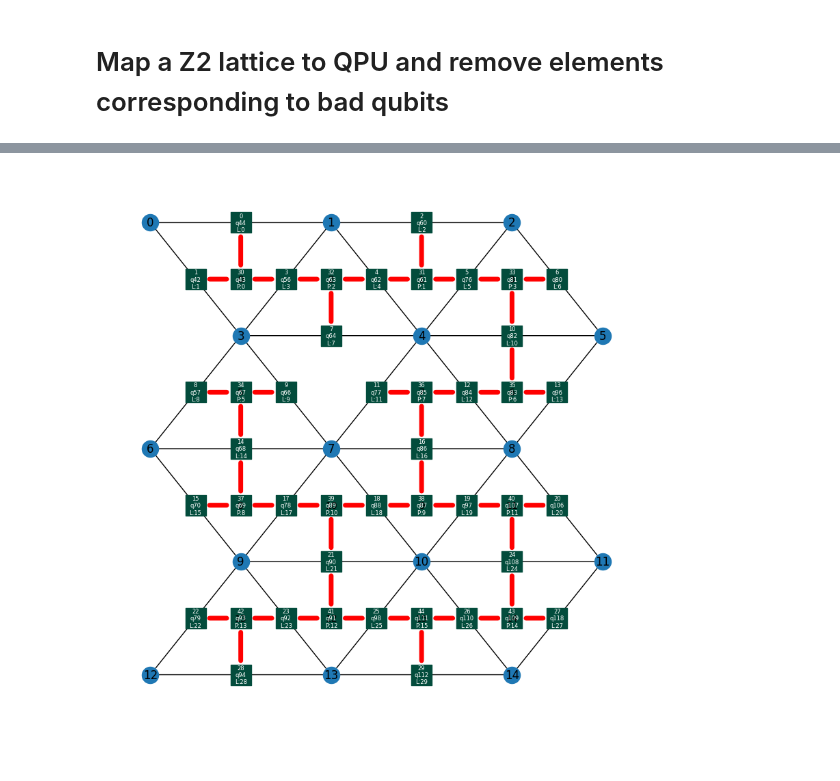
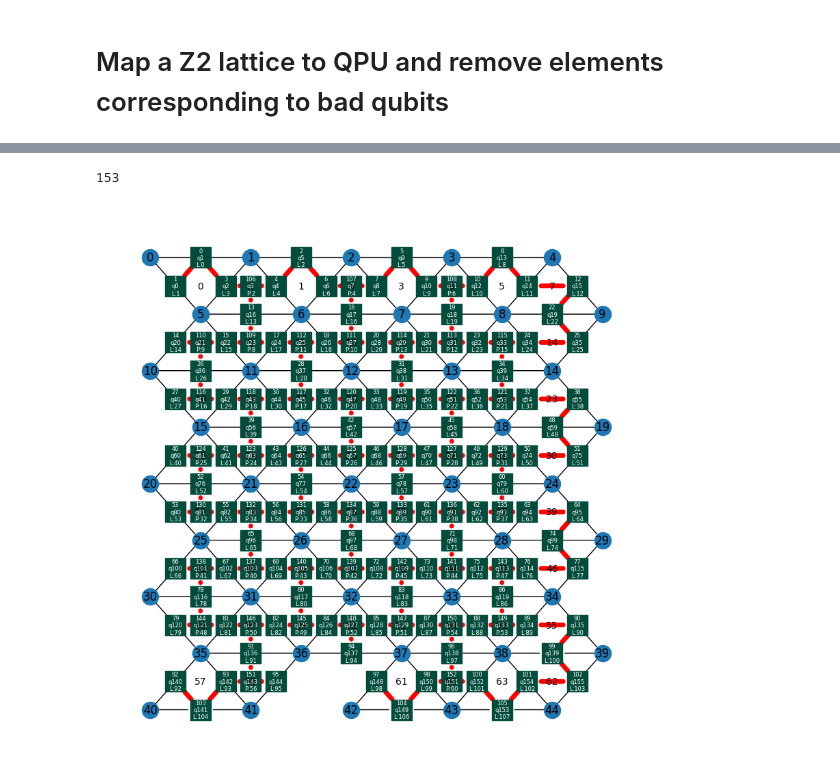
Before and after one commit to yiiyama/skqd_z2lgt, a Jupyter notebook: notebooks/lattice_mapping.ipynb, the cells around one changed output, grey strips where cells are left out. Drawn from its saved outputs; the diff is of its cells as text; code cells hidden in the pictures.

```diff
--- a/notebooks/lattice_mapping.ipynb
+++ b/notebooks/lattice_mapping.ipynb
@@ -13,10 +12,20 @@ try:
 except FileExistsError:
     pass
 # %%
-service = QiskitRuntimeService(instance='ICEPP')
-backend = service.backend('ibm_fez', use_fractional_gates=True)
+service = QiskitRuntimeService(instance='ICEPP-dedicated')
+backend = service.backend('ibm_kawasaki', use_fractional_gates=True)
 # %%
-lattice = TriangularZ2Lattice((4, 4))
+lattice = TriangularZ2Lattice('''
+*-*-*-*-*╷
+ * * * * *
+* * * * *╎
+ * * * * *
+* * * * *╎
+ * * * * *
+* * * * *╎
+ * * * * *
+*-*-*-*-*╵
+''')
 lattice.layout_heavy_hex(target=backend.target)
 fig = lattice.draw_graph()
 lattice.draw_qubit_graph(ax=fig.axes[0])
@@ -27,14 +36,18 @@ fig.set_figwidth(8)
 # %%
 assignment = {qobj.label: lattice.layout[iq] for iq, qobj in enumerate(lattice.qubit_graph.nodes())}
-assignment.pop('P:4')
-lattice.remove_plaquette(4)
+# lattice.remove_vertex(2)
+# lattice.remove_vertex(3)
+lattice.remove_plaquette(58)
+lattice.remove_plaquette(59)
 lattice.layout_heavy_hex(target=backend.target, qubit_assignment=assignment)
 fig = lattice.draw_graph()
 lattice.draw_qubit_graph(ax=fig.axes[0])
 fig.set_figheight(8)
 fig.set_figwidth(8)
+print(lattice.num_qubits)
 # %% [output]
+153
-[figure, old version]
+[figure, new version]
 # %%
 jsonpath = str(pkgpath / 'lattice.json')
 with open(jsonpath, 'w') as out:
```
Also changed, not shown: parts of 3 cells of this notebook, 1 other file.
